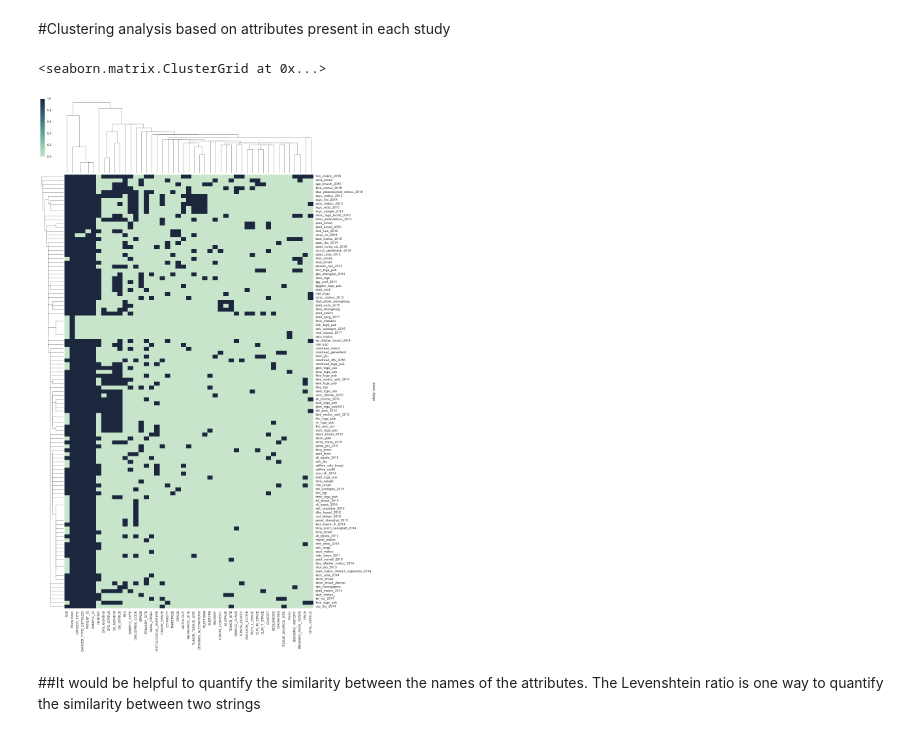
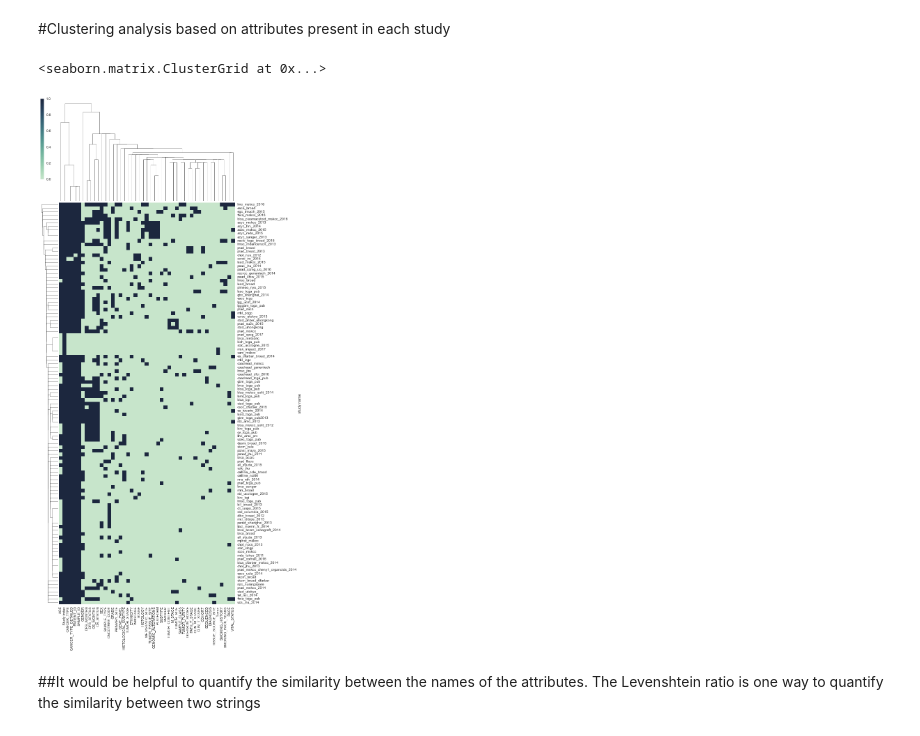
Before and after one commit to bsir/cBioPortal-analysis, a Jupyter notebook: week1_figures.ipynb, the cells around one changed output. Saved outputs shown, nothing was run; the diff lists cells and outputs as text; code cells hidden in the pictures.

```diff
--- a/week1_figures.ipynb
+++ b/week1_figures.ipynb
@@ -84,10 +67,10 @@ seaborn.heatmap(study_data_combined.T>0, cmap=cmap)
 # %%
 import seaborn
 cmap=seaborn.cubehelix_palette(rot=-.4, as_cmap=True)
-seaborn.clustermap(study_data_combined>0, method='single', metric = 'euclidean', figsize=(15, 28), cmap=cmap)
+seaborn.clustermap(study_data_combined>0, method='single', metric = 'euclidean', cmap=cmap, figsize=(10,26))
 # %% [output]
 <seaborn.matrix.ClusterGrid at 0x...>
-[figure, old version]
+[figure, new version]
 # %% [markdown]
 ##It would be helpful to quantify the similarity between the names of the attributes.  The Levenshtein ratio is one way to quantify the similarity between two strings
 # %%
```
Also changed, not shown: parts of 4 cells of this notebook.
